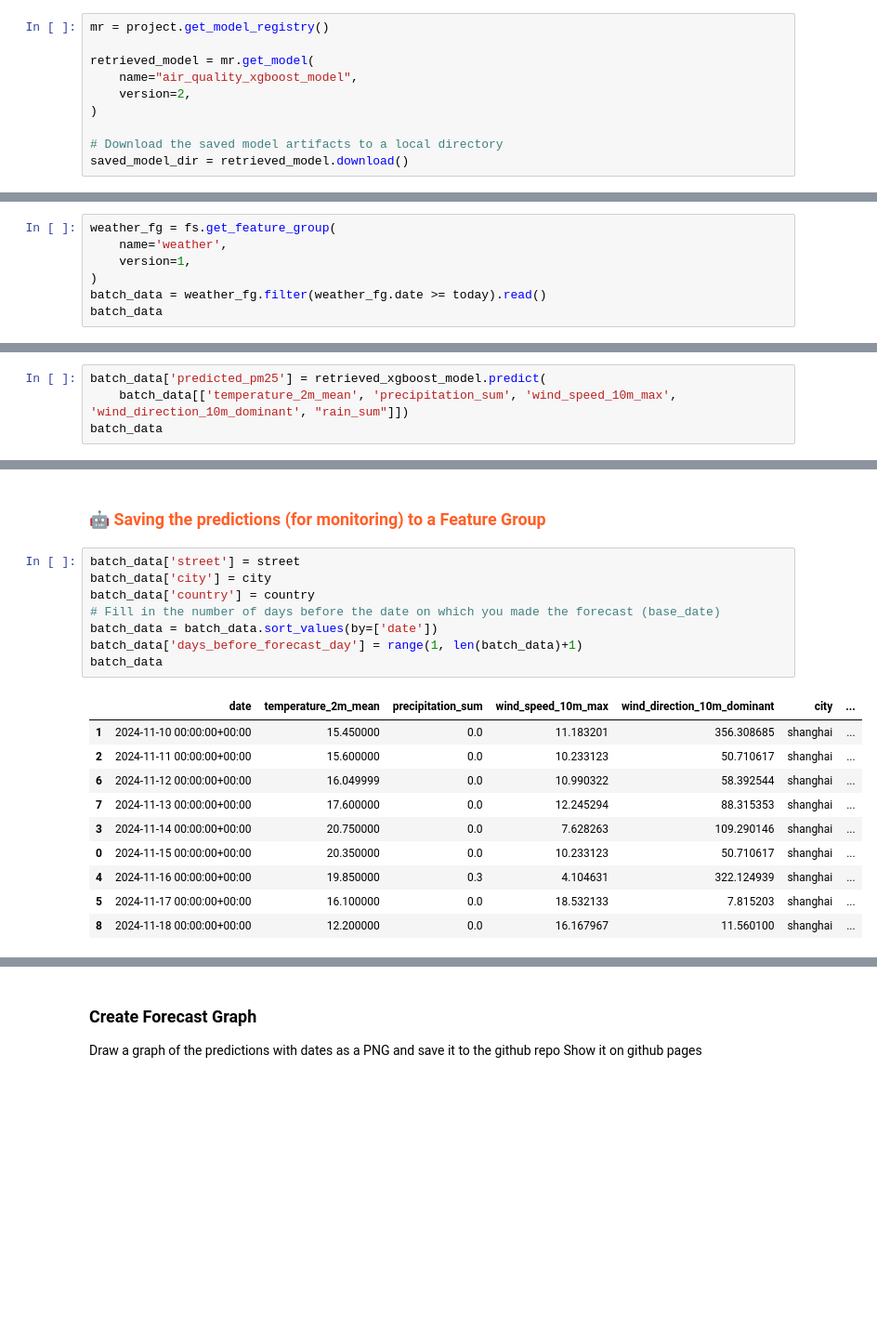
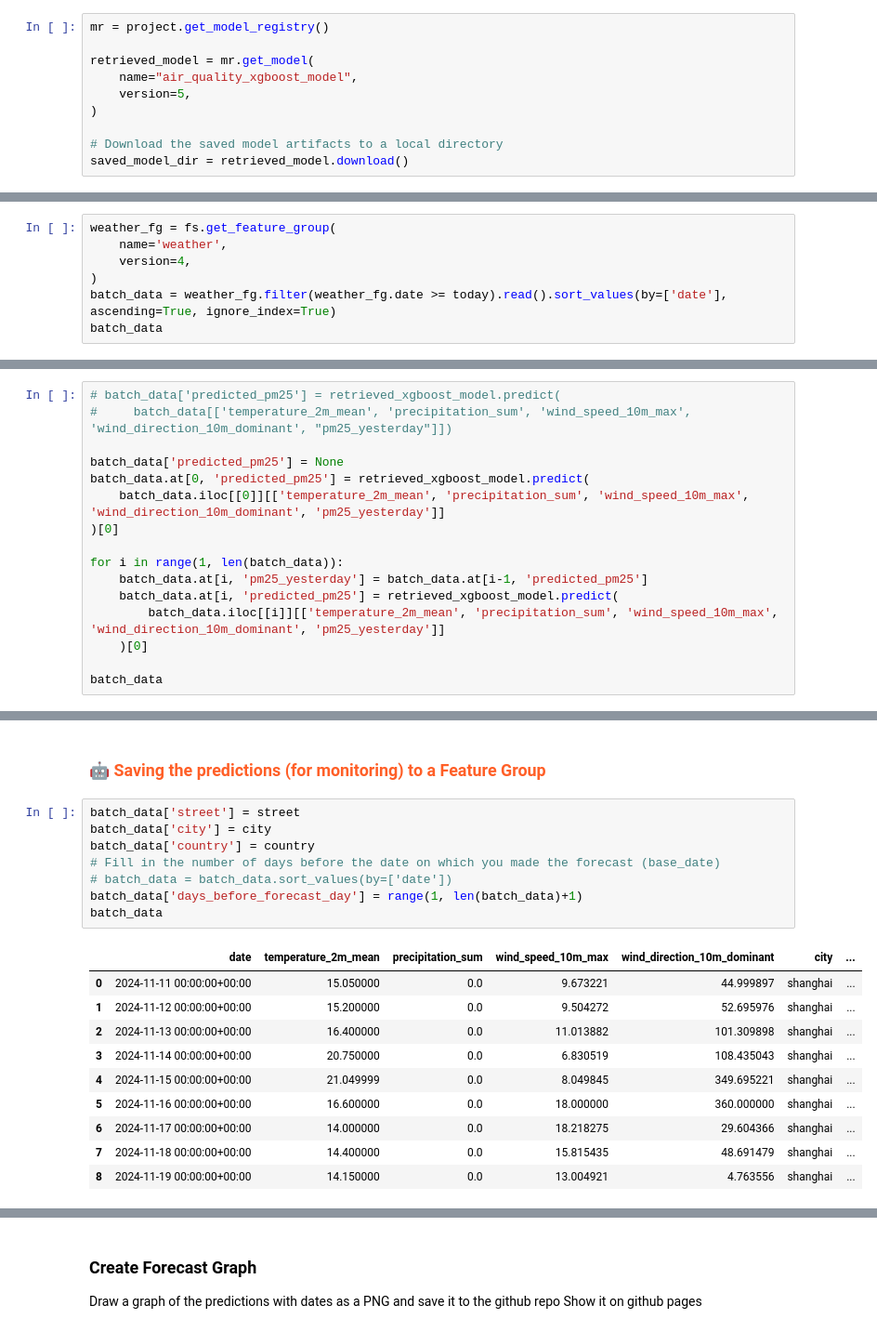
Before and after one commit to AMomozZz/mlfs-book, a Jupyter notebook: notebooks/ch03/4_air_quality_batch_inference.ipynb, the cells around one changed output, grey strips where cells are left out. Shown at 93% size. Saved outputs shown, nothing was run; the diff lists cells and outputs as text; blank space fills up the shorter version.

```diff
--- a/notebooks/ch03/4_air_quality_batch_inference.ipynb
+++ b/notebooks/ch03/4_air_quality_batch_inference.ipynb
@@ -62,7 +62,7 @@ mr = project.get_model_registry()
 
 retrieved_model = mr.get_model(
     name="air_quality_xgboost_model",
-    version=2,
+    version=5,
 )
 
 # Download the saved model artifacts to a local directory
@@ -97,8 +97,8 @@ XGBRegressor(base_score='9.557172E1', booster='gbtree', callbacks=None,
 # %%
 weather_fg = fs.get_feature_group(
     name='weather',
-    version=1,
+    version=4,
 )
-batch_data = weather_fg.filter(weather_fg.date >= today).read()
+batch_data = weather_fg.filter(weather_fg.date >= today).read().sort_values(by=['date'], ascending=True, ignore_index=True)
 batch_data
 # %% [output]
@@ -116,8 +116,20 @@ Finished: Reading data from Hopsworks, using Hopsworks Feature Query Service (0.
 # %% [markdown]
 ### <span style="color:#ff5f27;">🤖 Making the predictions</span>
 # %%
-batch_data['predicted_pm25'] = retrieved_xgboost_model.predict(
-    batch_data[['temperature_2m_mean', 'precipitation_sum', 'wind_speed_10m_max', 'wind_direction_10m_dominant', "rain_sum"]])
+# batch_data['predicted_pm25'] = retrieved_xgboost_model.predict(
+#     batch_data[['temperature_2m_mean', 'precipitation_sum', 'wind_speed_10m_max', 'wind_direction_10m_dominant', "pm25_yesterday"]])
+
+batch_data['predicted_pm25'] = None
+batch_data.at[0, 'predicted_pm25'] = retrieved_xgboost_model.predict(
+    batch_data.iloc[[0]][['temperature_2m_mean', 'precipitation_sum', 'wind_speed_10m_max', 'wind_direction_10m_dominant', 'pm25_yesterday']]
+)[0]
+
+for i in range(1, len(batch_data)):
+    batch_data.at[i, 'pm25_yesterday'] = batch_data.at[i-1, 'predicted_pm25']
+    batch_data.at[i, 'predicted_pm25'] = retrieved_xgboost_model.predict(
+        batch_data.iloc[[i]][['temperature_2m_mean', 'precipitation_sum', 'wind_speed_10m_max', 'wind_direction_10m_dominant', 'pm25_yesterday']]
+    )[0]
+
 batch_data
 # %% [output]
 |  | date | temperature_2m_mean | precipitation_sum | wind_speed_10m_max | wind_direction_10m_dominant | city | ... |
@@ -153,22 +165,22 @@ memory usage: 492.0+ bytes
 # %%
 batch_data['street'] = street
 batch_data['city'] = city
 batch_data['country'] = country
 # Fill in the number of days before the date on which you made the forecast (base_date)
-batch_data = batch_data.sort_values(by=['date'])
+# batch_data = batch_data.sort_values(by=['date'])
 batch_data['days_before_forecast_day'] = range(1, len(batch_data)+1)
 batch_data
 # %% [output]
 |  | date | temperature_2m_mean | precipitation_sum | wind_speed_10m_max | wind_direction_10m_dominant | city | ... |
-| 1 | 2024-11-10 00:00:00+00:00 | 15.450000 | 0.0 | 11.183201 | 356.308685 | shanghai | ... |
-| 2 | 2024-11-11 00:00:00+00:00 | 15.600000 | 0.0 | 10.233123 | 50.710617 | shanghai | ... |
-| 6 | 2024-11-12 00:00:00+00:00 | 16.049999 | 0.0 | 10.990322 | 58.392544 | shanghai | ... |
-| 7 | 2024-11-13 00:00:00+00:00 | 17.600000 | 0.0 | 12.245294 | 88.315353 | shanghai | ... |
-| 3 | 2024-11-14 00:00:00+00:00 | 20.750000 | 0.0 | 7.628263 | 109.290146 | shanghai | ... |
-| 0 | 2024-11-15 00:00:00+00:00 | 20.350000 | 0.0 | 10.233123 | 50.710617 | shanghai | ... |
-| 4 | 2024-11-16 00:00:00+00:00 | 19.850000 | 0.3 | 4.104631 | 322.124939 | shanghai | ... |
-| 5 | 2024-11-17 00:00:00+00:00 | 16.100000 | 0.0 | 18.532133 | 7.815203 | shanghai | ... |
-| 8 | 2024-11-18 00:00:00+00:00 | 12.200000 | 0.0 | 16.167967 | 11.560100 | shanghai | ... |
+| 0 | 2024-11-11 00:00:00+00:00 | 15.050000 | 0.0 | 9.673221 | 44.999897 | shanghai | ... |
+| 1 | 2024-11-12 00:00:00+00:00 | 15.200000 | 0.0 | 9.504272 | 52.695976 | shanghai | ... |
+| 2 | 2024-11-13 00:00:00+00:00 | 16.400000 | 0.0 | 11.013882 | 101.309898 | shanghai | ... |
+| 3 | 2024-11-14 00:00:00+00:00 | 20.750000 | 0.0 | 6.830519 | 108.435043 | shanghai | ... |
+| 4 | 2024-11-15 00:00:00+00:00 | 21.049999 | 0.0 | 8.049845 | 349.695221 | shanghai | ... |
+| 5 | 2024-11-16 00:00:00+00:00 | 16.600000 | 0.0 | 18.000000 | 360.000000 | shanghai | ... |
+| 6 | 2024-11-17 00:00:00+00:00 | 14.000000 | 0.0 | 18.218275 | 29.604366 | shanghai | ... |
+| 7 | 2024-11-18 00:00:00+00:00 | 14.400000 | 0.0 | 15.815435 | 48.691479 | shanghai | ... |
+| 8 | 2024-11-19 00:00:00+00:00 | 14.150000 | 0.0 | 13.004921 | 4.763556 | shanghai | ... |
 # %%
 batch_data.info()
 # %% [output]
```
Also changed, not shown: parts of 15 cells of this notebook, 3 other files.
